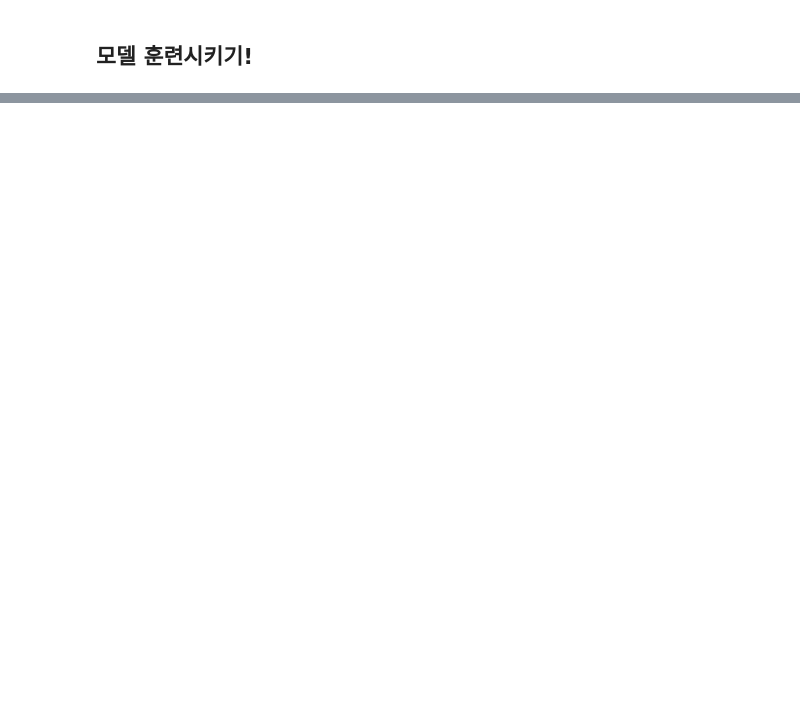
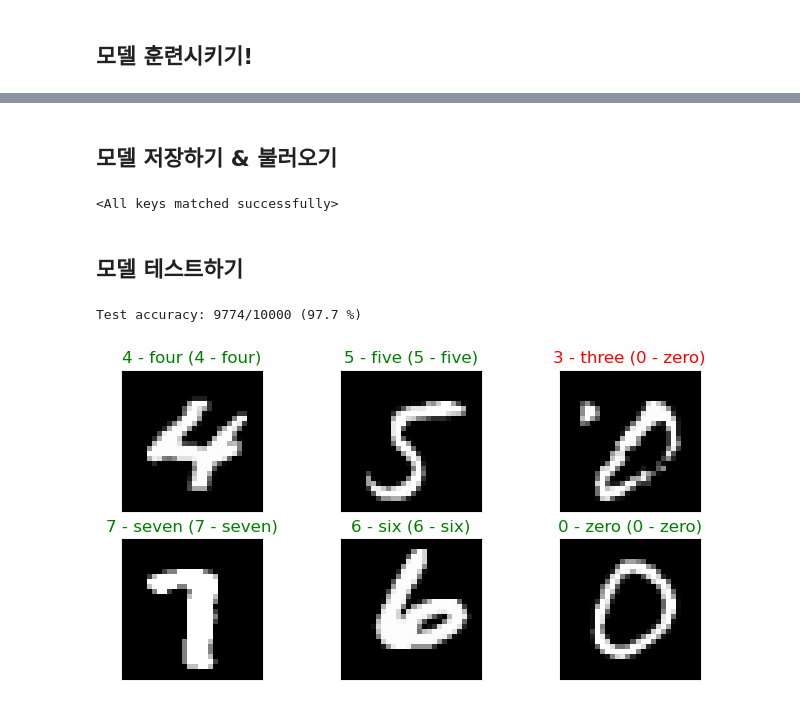
Before and after one commit to ddanghyni/DL_STUDY_HISTORY, a Jupyter notebook: Pytorch_basic/Multiclass_classification.ipynb, the cells around one changed output, grey strips where cells are left out. Drawn from its saved outputs; the diff is of its cells as text; code cells hidden in the pictures; blank space fills up the shorter version.

```diff
--- a/Pytorch_basic/Multiclass_classification.ipynb
+++ b/Pytorch_basic/Multiclass_classification.ipynb
@@ -264,0 +245,13 @@ Epoch : 100, train loss : 1.179
+# %%
+#model = MLP().to(DEVICE) # x_batch, y_batch, model까지 DEVICE에 올려줘야함
+model = MLP()
+
+optimizer = optim.Adam(model.parameters(), lr = LP) # model를 만들고 parameter를 받아야하니깐!
+
+loss_history = Train(model, train_DL, criterion, optimizer)
+
+plt.plot(range(1, EPOCH + 1), loss_history)
+plt.xlabel('Epoch')
+plt.ylabel('loss')
+plt.title('Train loss')
+plt.grid()
@@ -264,0 +277,18 @@ Epoch : 100, train loss : 1.179
+# %% [markdown]
+## 모델 저장하기 & 불러오기
+# %%
+save_model_path = './result/MLP_MNINT.pt'
+torch.save(model.state_dict(), save_model_path)
+model.state_dict()
+# %%
+load_model = MLP()
+'''
+load_model.load_state_dict(torch.load(save_model_path, map_location = DEVICE))
+GPU로 학습 시킨거 CPU로 추론하면 오류 생길수도 있어서 map_location으로 동일 환경에서
+작업되게끔 ㄱㄱ
+'''
+load_model.load_state_dict(torch.load(save_model_path))
+# %% [output]
+<All keys matched successfully>
+# %% [markdown]
+## 모델 테스트하기
@@ -264,0 +319,24 @@ Epoch : 100, train loss : 1.179
+# %%
+Test(model, test_DL)
+# %% [output]
+Test accuracy: 9774/10000 (97.7 %)
+# %%
+def Test_plot(model, test_DL):
+    model.eval()
+    with torch.no_grad():
+        x_batch, y_batch = next(iter(test_DL))
+        y_hat = model(x_batch)
+        pred = y_hat.argmax(dim=1)
+
+    plt.figure(figsize=(8,4))
+    for idx in range(6):
+        plt.subplot(2,3, idx+1, xticks=[], yticks=[])
+        plt.imshow(x_batch[idx].permute(1,2,0).squeeze(), cmap="gray")
+        pred_class = test_DL.dataset.classes[pred[idx]]
+        true_class = test_DL.dataset.classes[y_batch[idx]]
+        plt.title(f"{pred_class} ({true_class})", color = "g" if pred_class==true_class else "r")
+
+
+Test_plot(load_model, test_DL)
+# %% [output]
+[figure, added]
```
Also changed, not shown: parts of 28 cells of this notebook, 2 other files.
